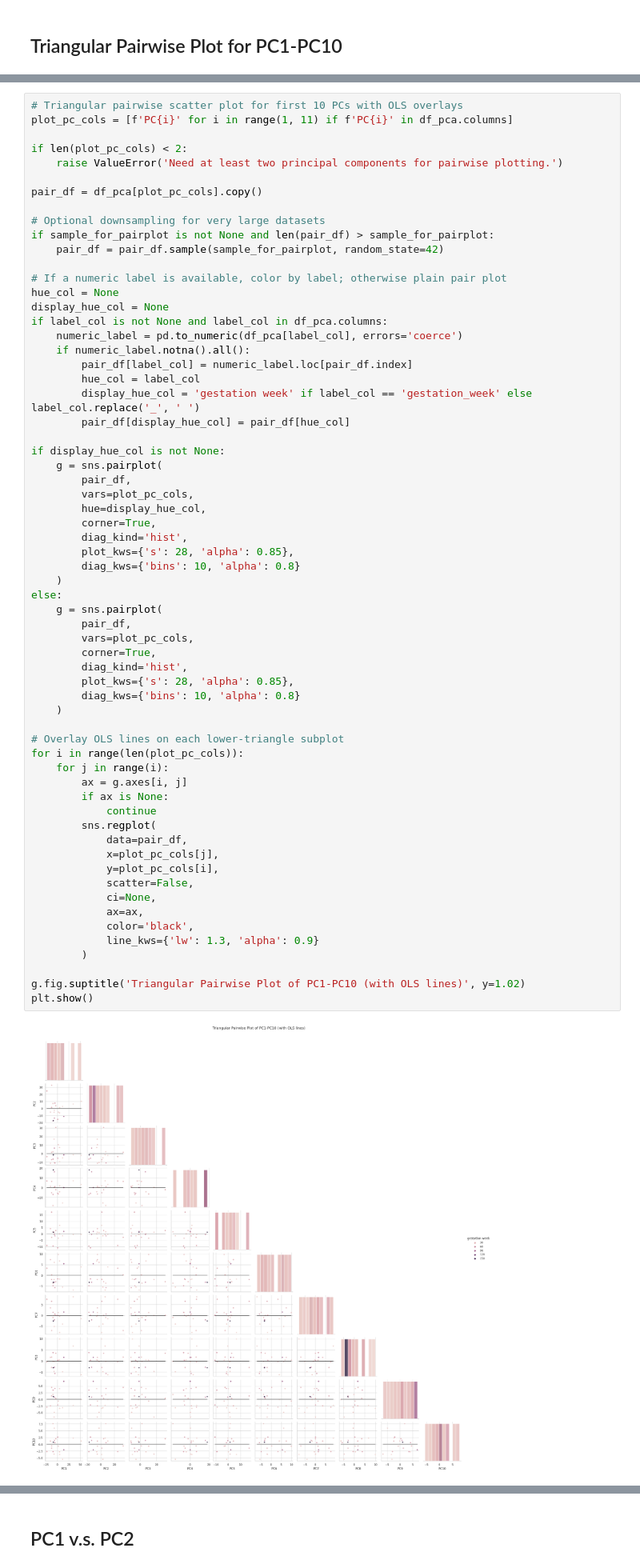
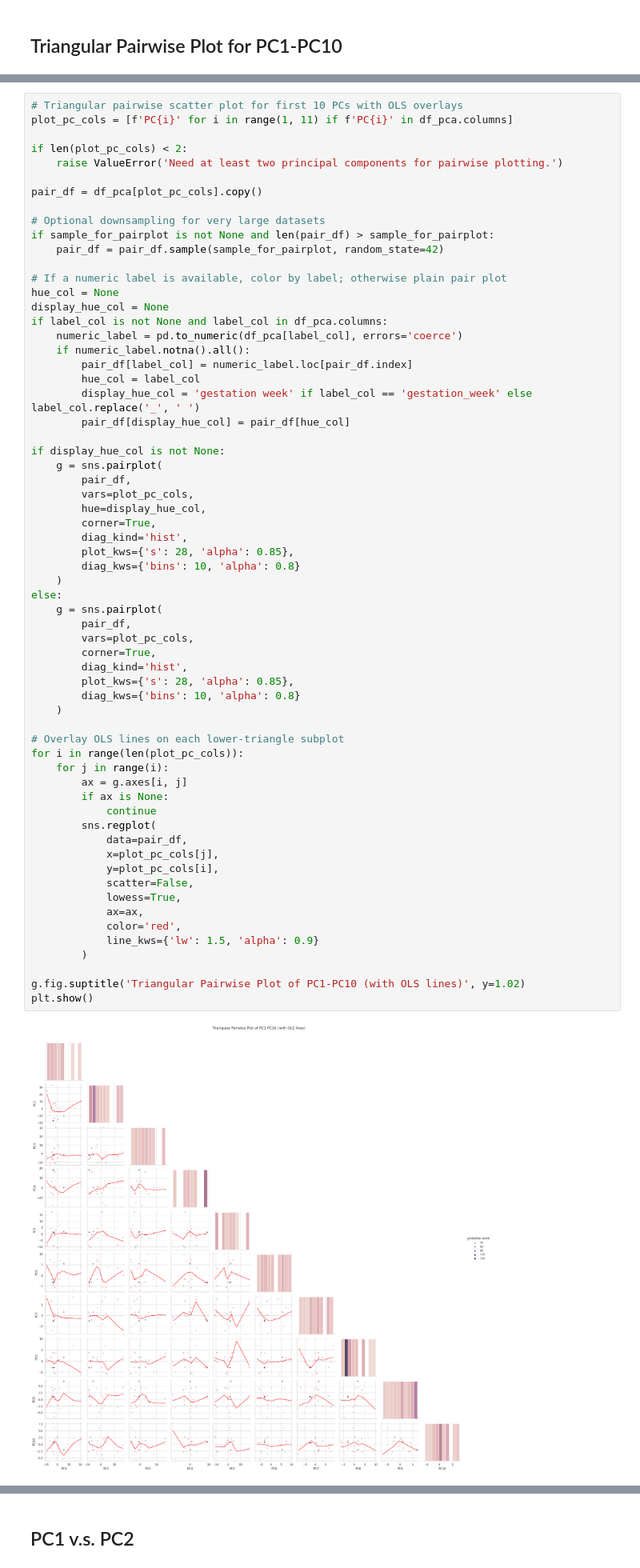
Before and after one commit to TyBruceChen/MBP-BrainIAC-Feature-Analysis, a Jupyter notebook: pca_feature_visualization.ipynb, the cells around one changed output, grey strips where cells are left out. Shown at 80% size. Cells and saved outputs as stored; diff of their text form.

```diff
--- a/pca_feature_visualization.ipynb
+++ b/pca_feature_visualization.ipynb
@@ -285,34 +354,34 @@ if display_hue_col is not None:
         plot_kws={'s': 28, 'alpha': 0.85},
         diag_kws={'bins': 10, 'alpha': 0.8}
     )
 else:
     g = sns.pairplot(
         pair_df,
         vars=plot_pc_cols,
         corner=True,
         diag_kind='hist',
         plot_kws={'s': 28, 'alpha': 0.85},
         diag_kws={'bins': 10, 'alpha': 0.8}
     )
 
 # Overlay OLS lines on each lower-triangle subplot
 for i in range(len(plot_pc_cols)):
     for j in range(i):
         ax = g.axes[i, j]
         if ax is None:
             continue
         sns.regplot(
             data=pair_df,
             x=plot_pc_cols[j],
             y=plot_pc_cols[i],
             scatter=False,
-            ci=None,
+            lowess=True,
             ax=ax,
-            color='black',
-            line_kws={'lw': 1.3, 'alpha': 0.9}
+            color='red',
+            line_kws={'lw': 1.5, 'alpha': 0.9}
         )
 
 g.fig.suptitle('Triangular Pairwise Plot of PC1-PC10 (with OLS lines)', y=1.02)
 plt.show()
 # %% [output]
-[figure, old version]
+[figure, new version]
```
Also changed, not shown: parts of 8 cells of this notebook, 1 other file.
